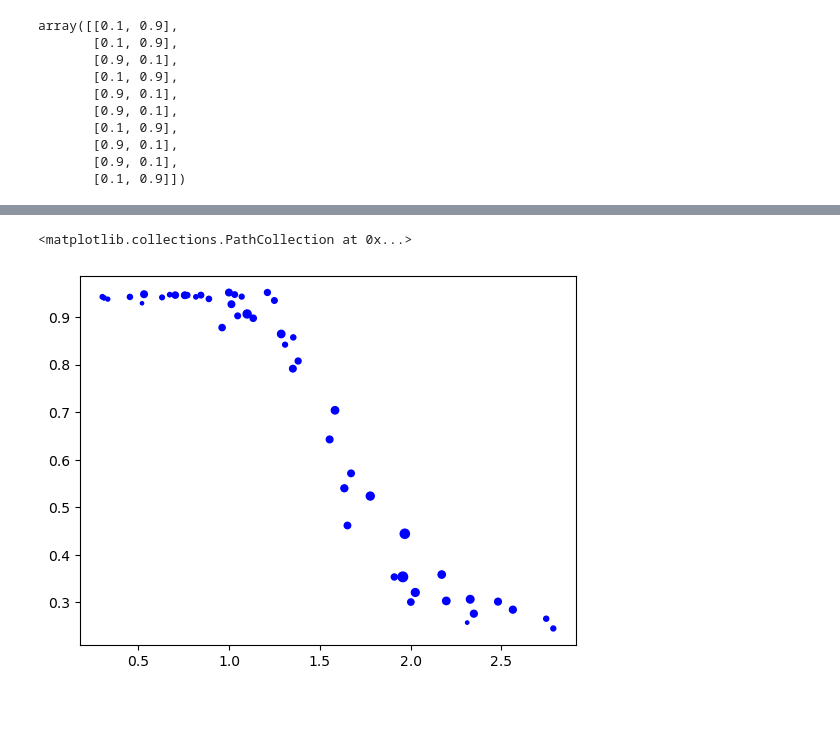
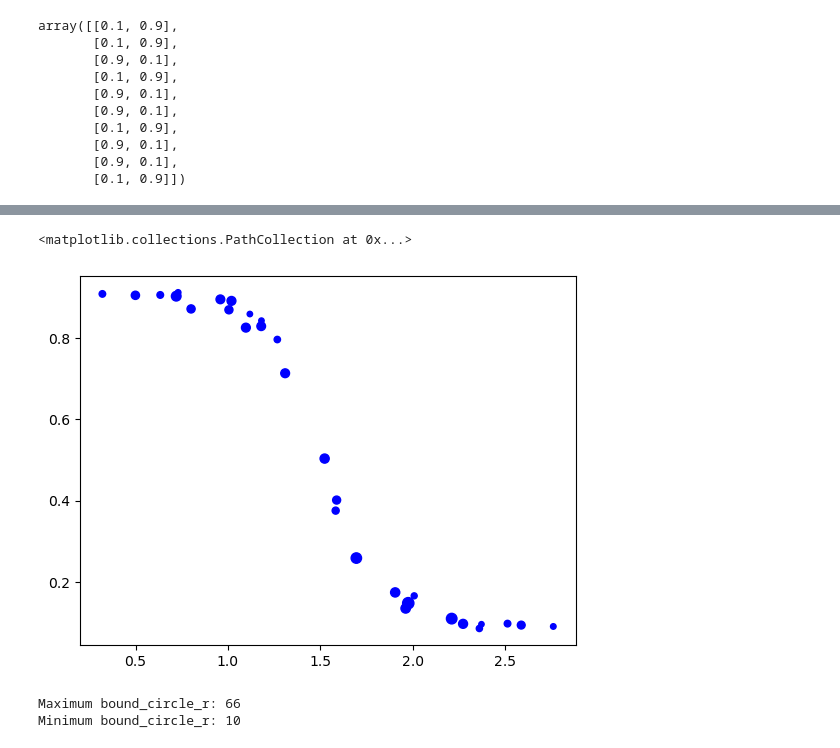
Before and after one commit to fagonzalezo/kdm, a Jupyter notebook: examples/kdm_generative_test.ipynb, the cells around one changed output, grey strips where cells are left out. Drawn from its saved outputs; the diff is of its cells as text; code cells hidden in the pictures; blank space fills up the shorter version.

```diff
--- a/examples/kdm_generative_test.ipynb
+++ b/examples/kdm_generative_test.ipynb
@@ -210,7 +211,7 @@ array([[0.1, 0.9],
 # %%
 encoded_size = 2
 dim_y = 2
-encoder = keras.layers.Identity()
+encoder = keras.Sequential([keras.layers.Identity()])
 n_comp = 30
 
 kdm_model = KDMClassModel(encoded_size=encoded_size,
@@ -303,9 +301,9 @@ Component 2
 # %%
 ys  = kdm_model.kdm.c_y.numpy()
-ys = keras.utils.normalize(ys, order=2, axis=-1)
+ys = keras.utils.normalize(ys, order=2, axis=-1) ** 2
 xs = kdm_model.kdm.c_x.numpy()[:, 0]
 # plot the prototypes with circles with size proportional to the weights
 plt.scatter(xs, ys[:, 0], c='b', marker='o', s=weights*1000)
 # %% [output]
 <matplotlib.collections.PathCollection at 0x...>
-[figure, old version]
+[figure, new version]
@@ -311,0 +316,15 @@ plt.scatter(xs, ys[:, 0], c='b', marker='o', s=weights*1000)
+# %%
+import pandas as pd
+
+# Load the targets.csv file
+targets_df = pd.read_csv(targets_path)
+
+# split the data into train and test
+train_df, test_df = train_test_split(targets_df, test_size=0.2, random_state=42)
+
+# Print the maximum and minumum values of bound_circle_r column
+print(f"Maximum bound_circle_r: {train_df['bound_circle_r'].max()}")
+print(f"Minimum bound_circle_r: {train_df['bound_circle_r'].min()}")
+# %% [output]
+Maximum bound_circle_r: 66
+Minimum bound_circle_r: 10
```
Also changed, not shown: parts of 12 cells of this notebook, 1 other file.
